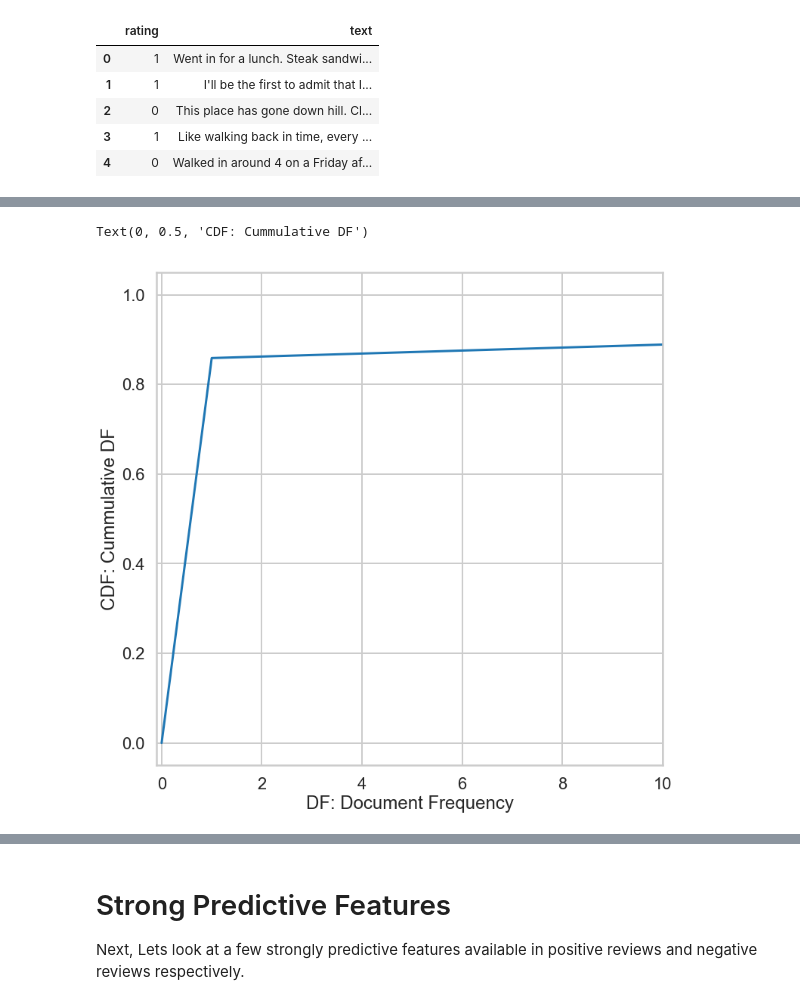
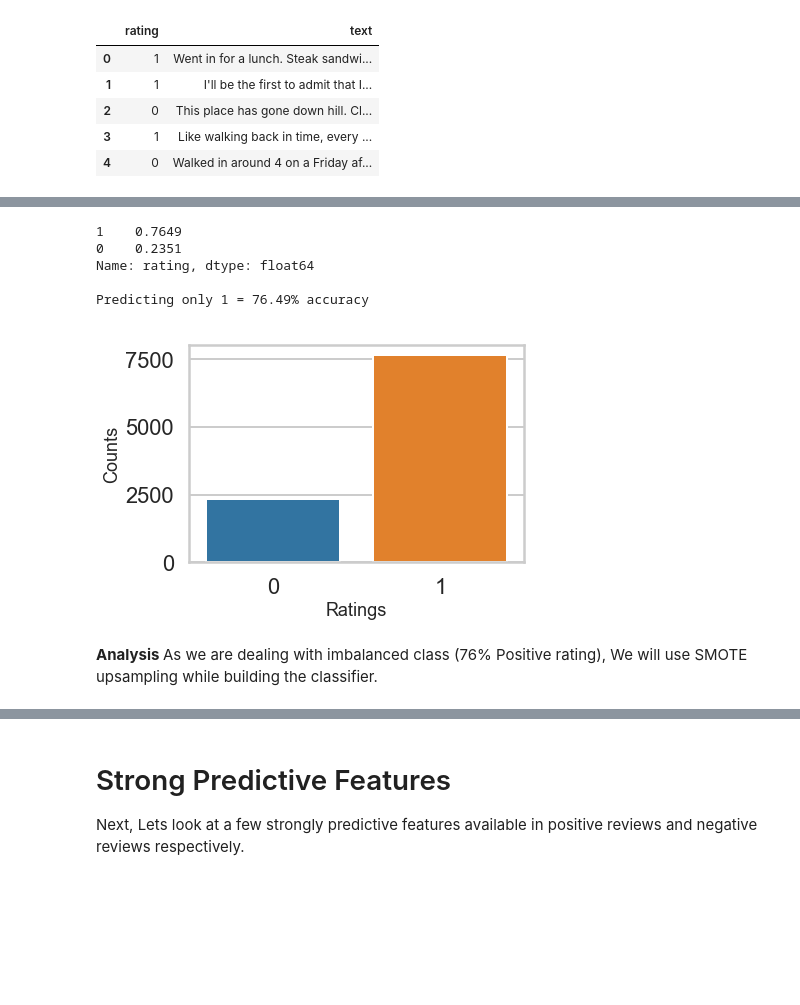
Before and after one commit to bibekm/Yelp_Restaurant_Reviews, a Jupyter notebook: Yelp Restaurant Reviews Classification & Topic Recognition V3.ipynb, the cells around one changed output, grey strips where cells are left out. Saved outputs shown, nothing was run; the diff lists cells and outputs as text; code cells hidden in the pictures; blank space fills up the shorter version.

```diff
--- a/Yelp Restaurant Reviews Classification & Topic Recognition V3.ipynb
+++ b/Yelp Restaurant Reviews Classification & Topic Recognition V3.ipynb
@@ -164,5 +234,5 @@ gc.collect()
 # %%
-reviews_source=pd.DataFrame()
+training_reviews=pd.DataFrame()
 ratings=[]
 reviews_text=[]
 with open( os.path.join(intermediate_data_path,"yelp_restaurants_reviews_classification_rev.txt") ,"r", encoding='utf_8') as fin:
@@ -178,7 +248,7 @@ with open( os.path.join(intermediate_data_path,"yelp_restaurants_reviews_classif
                 rating_val=0
             ratings.append(rating_val)
             reviews_text.append(text[2].replace('\\n', '\n'))
-reviews_source['rating']= ratings
-reviews_source['text']= reviews_text
-print("Total Number of Reviews:",reviews_source.shape)
+training_reviews['rating']= ratings
+training_reviews['text']= reviews_text
+print("Total Number of Reviews in Training:",training_reviews.shape)
 # %% [output]
@@ -253,17 +293,0 @@ Text(0, 0.5, 'CDF: Cummulative DF')
-# %%
-# Choosing a different range: 0 to 10
-# Choosing appropriate values of min_df and max_df
-fig, ax = plt.subplots(figsize=(12,12))
-df = list(sorted((X > 0).sum(axis=0).reshape(-1).tolist()[0]))
-rows, features = X.shape
-height, axis = np.histogram(df, bins=len(np.unique(df)))
-cumhist = np.cumsum(height * 1, axis=0) / features
-axis = np.insert(axis, 0, 0)
-cumhist = np.insert(cumhist, 0, 0)
-plt.plot(axis[:-1], cumhist)
-plt.xlim(-.1, 10)
-plt.xlabel("DF: Document Frequency")
-plt.ylabel("CDF: Cummulative DF")
-# %% [output]
-Text(0, 0.5, 'CDF: Cummulative DF')
-[figure, removed]
@@ -289,0 +294,21 @@ mask[itest] = True
+# %%
+# Check the frequency of class variable
+print(training_reviews.rating.value_counts(normalize=True))
+counts = training_reviews.rating.value_counts()
+print("\nPredicting only 1 = {:.2f}% accuracy".format(counts[1] / sum(counts) * 100))
+
+ax = sns.countplot(x="rating", data=training_reviews)
+plt.xlabel('Ratings',fontsize=18)
+plt.ylabel('Counts',fontsize=18)
+#plt.legend()
+plt.show(ax)
+# %% [output]
+1    0.7649
+0    0.2351
+Name: rating, dtype: float64
+
+Predicting only 1 = 76.49% accuracy
+[figure, added]
+# %% [markdown]
+<b>Analysis </b>
+As we are dealing with imbalanced class (76% Positive rating), We will use SMOTE upsampling while building the classifier. <br>
```
Also changed, not shown: parts of 186 cells of this notebook, 3 other files.
